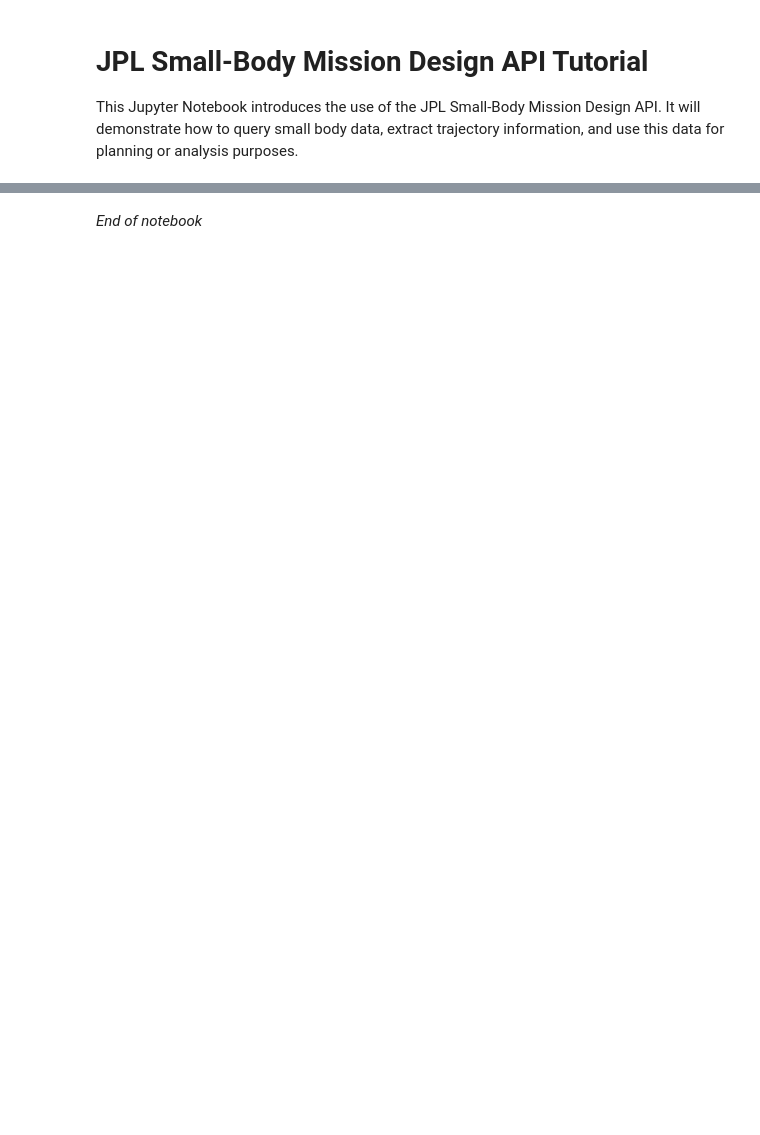
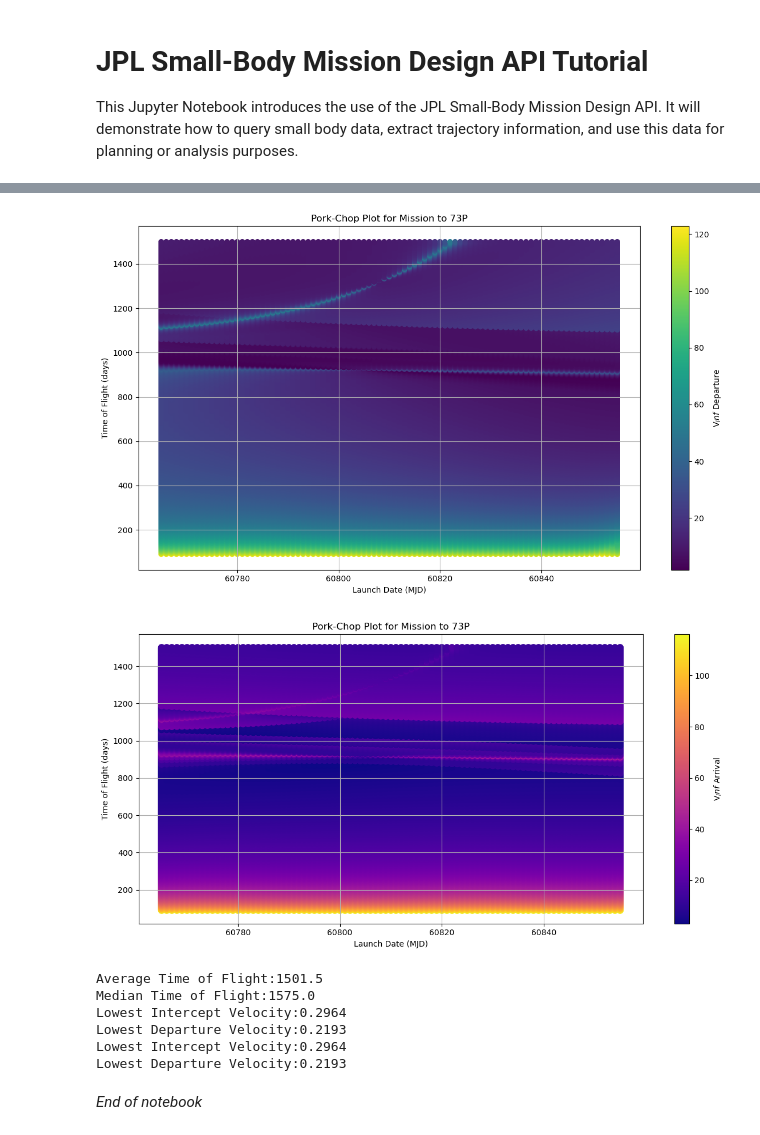
Before and after one commit to jnoonan94/smbdmp, a Jupyter notebook: jpl_sbmd/mission_planning_plots.ipynb, the cells around one changed output, grey strips where cells are left out. Cells and saved outputs as stored; diff of their text form; code cells hidden in the pictures; blank space fills up the shorter version.

Commit message:
JWN: updated plotting and API calls

```diff
--- a/jpl_sbmd/mission_planning_plots.ipynb
+++ b/jpl_sbmd/mission_planning_plots.ipynb
@@ -25,8 +25,8 @@ def query_api(params):
 launch_start = Time('2025-01-01T00:00:00',format='isot').mjd
 
 launch_span = 365 #Days
-tof_min = 180 #Days
-tof_max = 720 #Days
+tof_min = 90 #Days
+tof_max = 1500 #Days
 # %%
 
 # Section 5: Query and Build Pork-Chop Data Grid
@@ -80,0 +55,5 @@ Failed for 60765.0 TOF 690: 0
+# %%
+#Check out our data columns
+pprint(result["fields"])
+df = pd.DataFrame(traj_data,columns=result["fields"])
+print(df)
@@ -81,38 +78,62 @@ Failed for 60765.0 TOF 690: 0
 # %%
 #Section 6: Build DataFrame and Generate Pork-Chop Plot
-df = pd.DataFrame(porkchop_data)
-df['launch_date'] = pd.to_datetime(df['launch'])
-df['launch_jd'] = df['launch_date'].map(lambda d: d.toordinal())
 
 # Pivot data for contour plot
-pivot = df.pivot(index='tof', columns='launch_jd', values='c3')
-X, Y = np.meshgrid(pivot.columns, pivot.index)
-Z = pivot.values
+#pivot = df.pivot(index='tof', columns='MJD0', values='vinf_dep')
+#X, Y = np.meshgrid(pivot.columns, pivot.index)
+#Z = pivot.values
+
+#Departure velocity
+dep_date = result["dep_date"]
+tof = result["tof"]
+vinf_dep = result["vinf_dep"]
+vinf_arr = result["vinf_arr"]
+
+dep_mesh,tof_mesh = np.meshgrid(dep_date,tof)
 
 # Convert launch dates back to datetime for labels
-launch_labels = [datetime.fromordinal(int(jd)) for jd in pivot.columns]
+#launch_labels = [datetime.fromordinal(int(jd)) for jd in pivot.columns]
 
 plt.figure(figsize=(12, 7))
-cp = plt.contourf(X, Y, Z, levels=20, cmap='viridis')
-plt.colorbar(cp, label='Launch C3 (km²/s²)')
+#cp = plt.contour(X,Y,Z,levels=5,cmap='viridis')
+cp = plt.scatter(dep_mesh, tof_mesh, c=vinf_dep, cmap='viridis')
+plt.colorbar(cp, label='V$_Inf$ Departure')
 plt.title(f"Pork-Chop Plot for Mission to {target}")
-plt.xlabel("Launch Date")
+plt.xlabel("Launch Date (MJD)")
 plt.ylabel("Time of Flight (days)")
-plt.xticks(ticks=pivot.columns[::5], labels=[d.strftime('%Y-%m-%d') for d in launch_labels[::5]], rotation=45)
+#plt.xticks(ticks=pivot.columns[::5], labels=[d.strftime('%Y-%m-%d') for d in launch_labels[::5]], rotation=45)
 plt.grid(True)
 plt.tight_layout()
 plt.show()
 
-# Section 6: Mass Delivery Visualization
+# Section 6:V_inf Arrival plot
 plt.figure(figsize=(12, 6))
-filtered = df.dropna(subset=['mass_dry'])
-sc = plt.scatter(filtered['launch_date'], filtered['tof'], c=filtered['mass_dry'], cmap='plasma', s=60)
-plt.colorbar(sc, label='Dry Mass Delivered (kg)')
-plt.xlabel("Launch Date")
+filtered = df.dropna(subset=['vinf_arr'])
+sc = plt.scatter(dep_mesh, tof_mesh, c=vinf_arr, cmap='plasma', s=60)
+plt.colorbar(sc, label='V$_Inf$ Arrival')
+plt.xlabel("Launch Date (MJD)")
 plt.ylabel("Time of Flight (days)")
-plt.title(f"Dry Mass Delivery Capability to {target}")
+plt.title(f"Pork-Chop Plot for Mission to {target}")
 plt.grid(True)
 plt.tight_layout()
 plt.show()
+# %% [output]
+[figure, added]
+[figure, added]
+# %%
+#Get some statistics on this particular query
+print(f"Average Time of Flight:"+str(np.mean(df['tof'])))
+print(f"Median Time of Flight:"+str(np.median(df['tof'])))
+print(f"Lowest Intercept Velocity:"+str(np.min(df['vinf_arr'])))
+print(f"Lowest Departure Velocity:"+str(np.min(df['vinf_dep'])))
+print(f"Lowest Intercept Velocity:"+str(np.min(df['vinf_arr'])))
+print(f"Lowest Departure Velocity:"+str(np.min(df['vinf_dep'])))
+# %% [output]
+Average Time of Flight:1501.5
+Median Time of Flight:1575.0
+Lowest Intercept Velocity:0.2964
+Lowest Departure Velocity:0.2193
+Lowest Intercept Velocity:0.2964
+Lowest Departure Velocity:0.2193
 # %% [markdown]
 _End of notebook_
```
Also changed, not shown: parts of 2 cells of this notebook.
